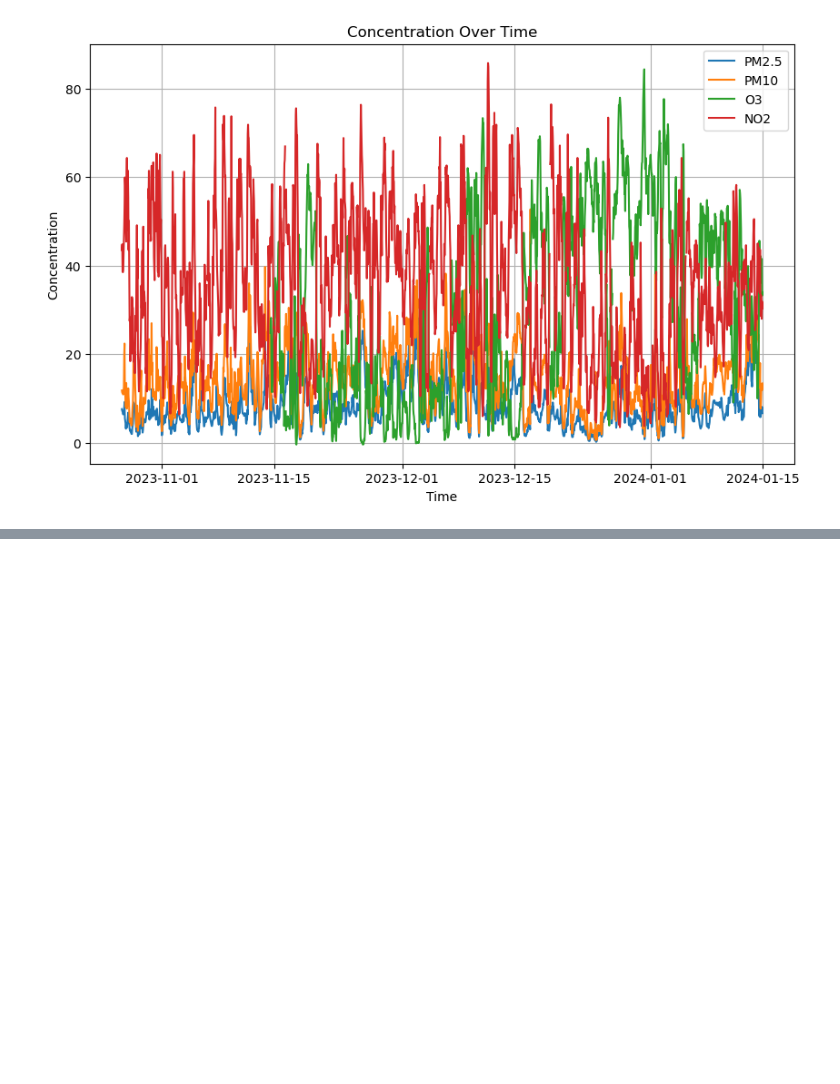
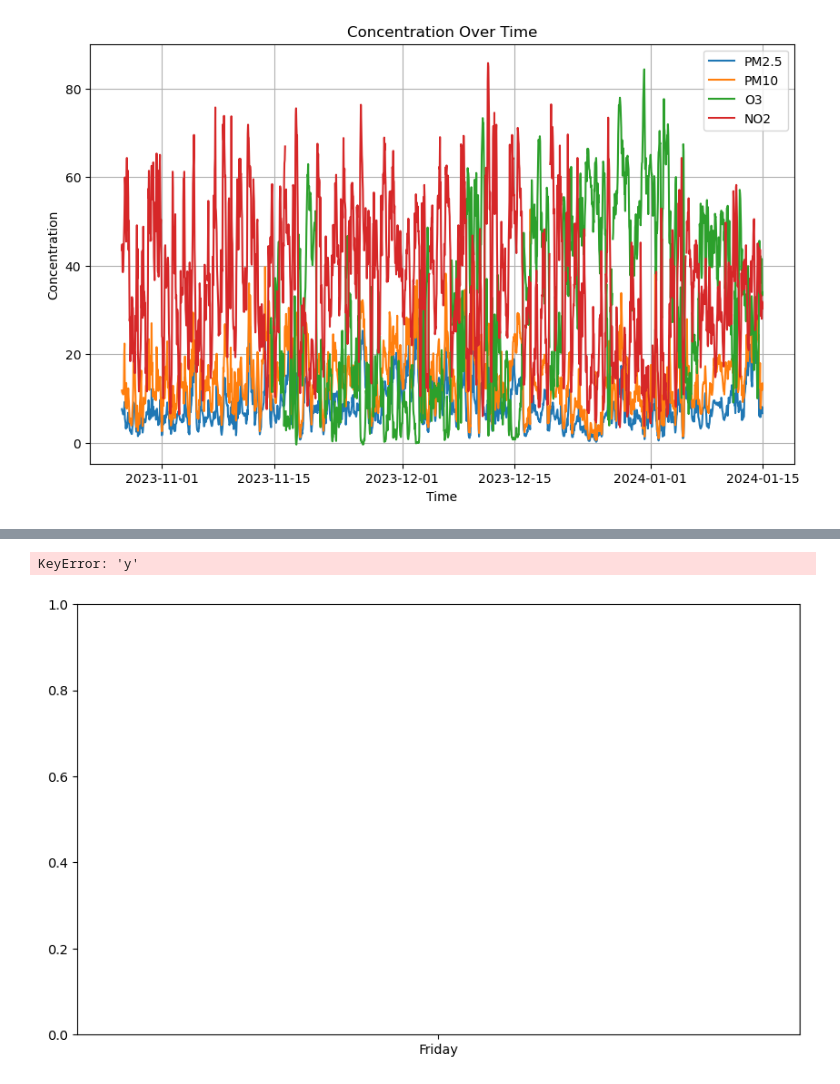
Before and after one commit to yiyansun/CUSP2024, a Jupyter notebook: bus_vis.ipynb, the cells around one changed output, grey strips where cells are left out. Drawn from its saved outputs; the diff is of its cells as text; code cells hidden in the pictures; blank space fills up the shorter version.

Commit message:
sensor

```diff
--- a/bus_vis.ipynb
+++ b/bus_vis.ipynb
@@ -254,3 +249,5 @@ plt.grid(True)
 plt.show()
 # %% [output]
 [figure]
+# %%
+data= pd.read_csv("D:\CASApre\DataDive2024\day_five.csv")
@@ -256,0 +286,19 @@ plt.show()
+# %%
+import matplotlib.pyplot as plt
+import seaborn as sns
+
+# 选择一个特定的传感器
+sensor_id = 'BL0'  # 以BL0为例
+data_sensor = data[data['location'] == sensor_id]
+
+# 绘制NO2中位数在一周内的变化趋势
+plt.figure(figsize=(10, 6))
+sns.lineplot(x='day_of_week', y='NO2_median', data=data_sensor, marker='o')
+plt.title(f'NO2 Median Levels by Day of Week for {sensor_id}')
+plt.xlabel('Day of Week')
+plt.ylabel('NO2 Median')
+plt.xticks(rotation=45)
+plt.show()
+# %% [output]
+KeyError: 'y'
+[figure, added]
```
Also changed, not shown: parts of 21 cells of this notebook, 2 other files.
